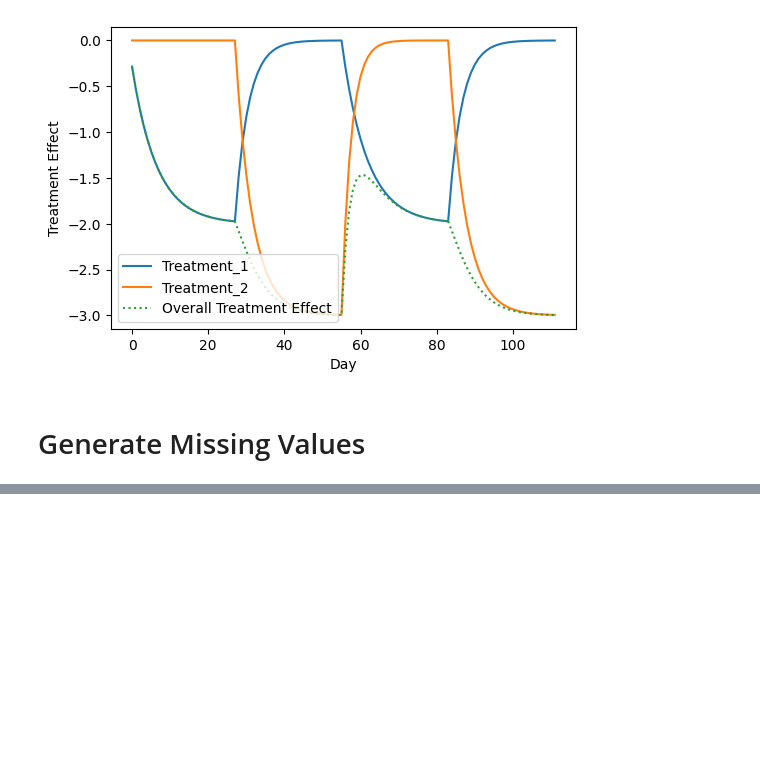
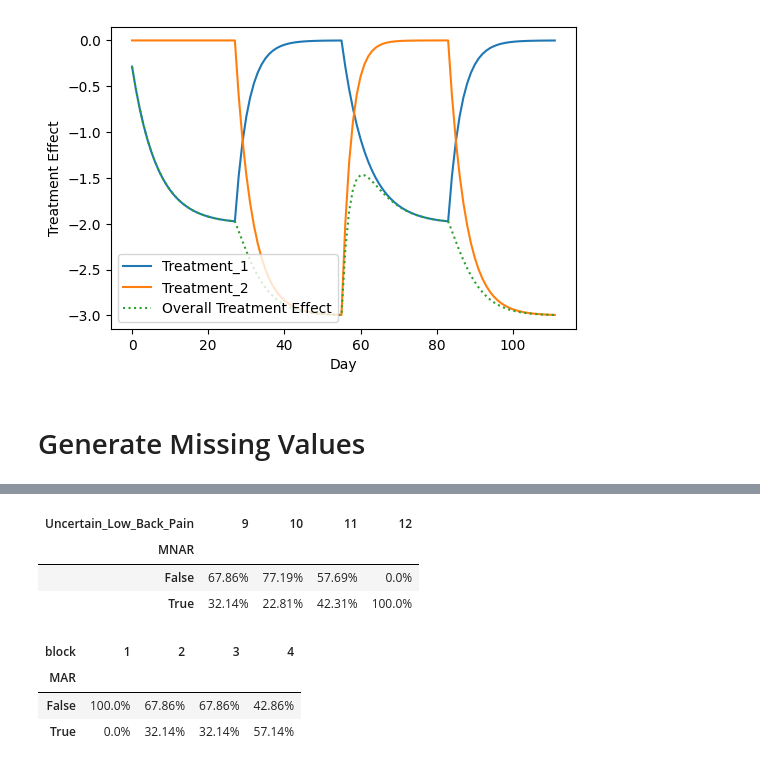
Before and after one commit to HIAlab/sinot, a Jupyter notebook: Simulation_Example_Missing_Values.ipynb, the cells around one changed output, grey strips where cells are left out. Saved outputs shown, nothing was run; the diff lists cells and outputs as text; code cells hidden in the pictures; blank space fills up the shorter version.

```diff
--- a/Simulation_Example_Missing_Values.ipynb
+++ b/Simulation_Example_Missing_Values.ipynb
@@ -74,0 +86,20 @@ res
+# %%
+import pandas as pd
+cross_tab = pd.crosstab(res["MNAR"], res["Uncertain_Low_Back_Pain"])
+#cross_tab
+round( cross_tab / cross_tab.sum(axis=0) * 100 ,2).astype(str) + "%"
+# %% [output]
+| Uncertain_Low_Back_Pain | 9 | 10 | 11 | 12 |
+| MNAR |  |  |  |  |
+| False | 67.86% | 77.19% | 57.69% | 0.0% |
+| True | 32.14% | 22.81% | 42.31% | 100.0% |
+# %%
+round(pd.crosstab(res["MAR"], res["block"]) / len(res) * 100 ,2).astype(str) + "%"
+
+cross_tab = pd.crosstab(res["MAR"], res["block"])
+round( cross_tab / cross_tab.sum(axis=0) * 100 ,2).astype(str) + "%"
+# %% [output]
+| block | 1 | 2 | 3 | 4 |
+| MAR |  |  |  |  |
+| False | 100.0% | 67.86% | 67.86% | 42.86% |
+| True | 0.0% | 32.14% | 32.14% | 57.14% |
```
Also changed, not shown: parts of 6 cells of this notebook, 1 other file.
